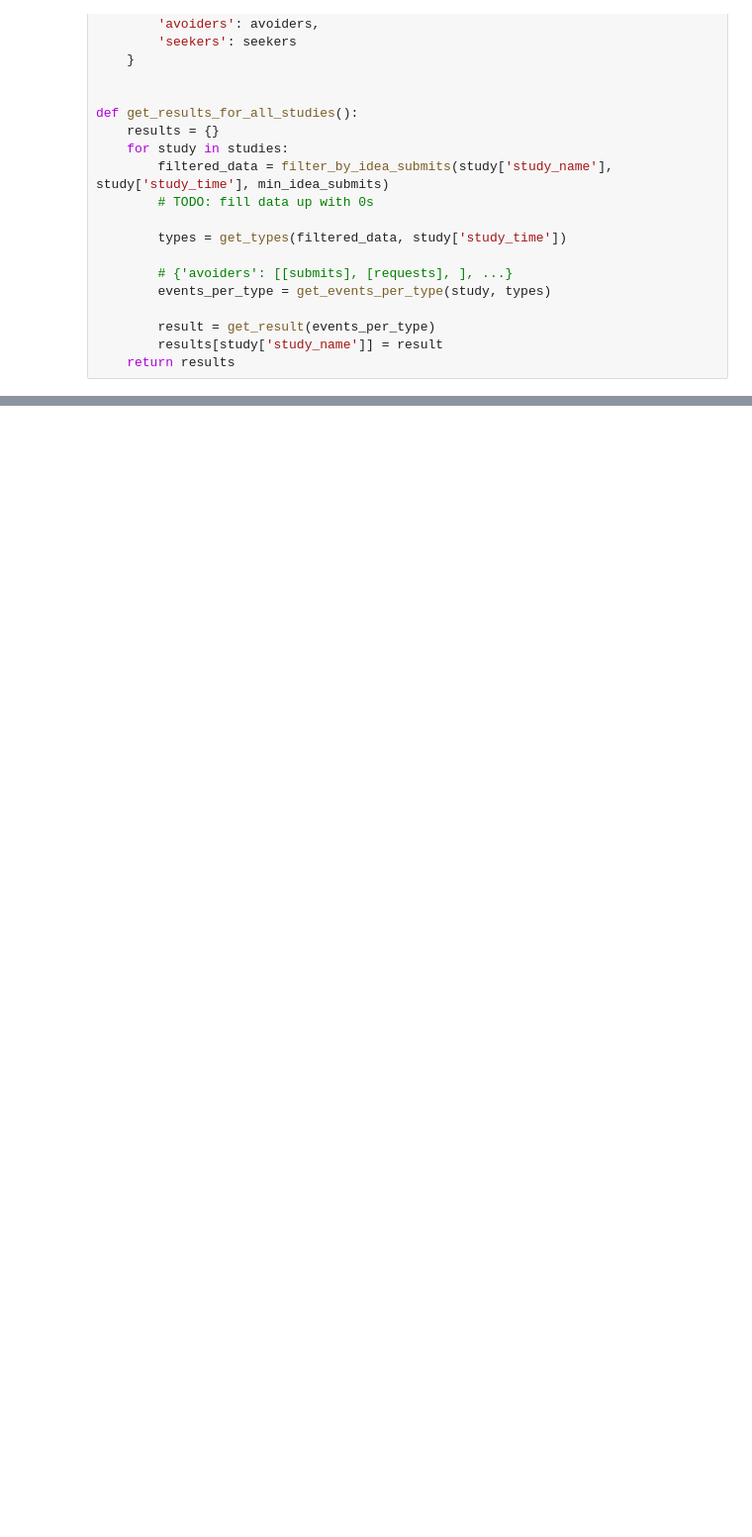
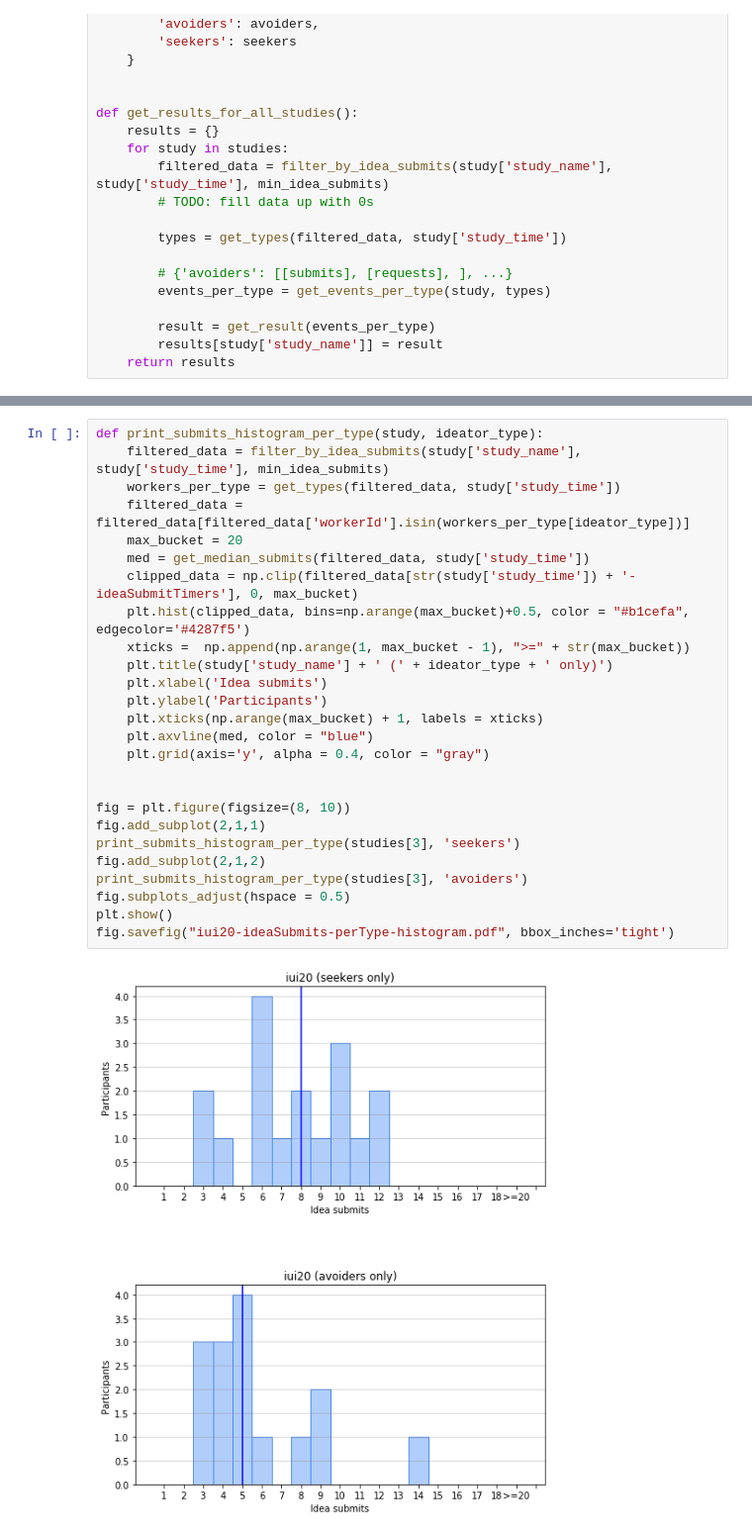
Before and after one commit to kiwikern/ideator-types-sequence-analysis, a Jupyter notebook: sequence_analysis.ipynb, the cells around one changed output, grey strips where cells are left out. Shown: that part at 99% size. Saved outputs shown, nothing was run; the diff lists cells and outputs as text; blank space fills up the shorter version.

```diff
--- a/sequence_analysis.ipynb
+++ b/sequence_analysis.ipynb
@@ -131,3 +166,31 @@ def get_results_for_all_studies():
+# %%
+def print_submits_histogram_per_type(study, ideator_type):
+    filtered_data = filter_by_idea_submits(study['study_name'], study['study_time'], min_idea_submits)
+    workers_per_type = get_types(filtered_data, study['study_time'])
+    filtered_data = filtered_data[filtered_data['workerId'].isin(workers_per_type[ideator_type])]
+    max_bucket = 20
+    med = get_median_submits(filtered_data, study['study_time'])
+    clipped_data = np.clip(filtered_data[str(study['study_time']) + '-ideaSubmitTimers'], 0, max_bucket)
+    plt.hist(clipped_data, bins=np.arange(max_bucket)+0.5, color = "#b1cefa", edgecolor='#4287f5')
+    xticks =  np.append(np.arange(1, max_bucket - 1), ">=" + str(max_bucket))
+    plt.title(study['study_name'] + ' (' + ideator_type + ' only)')
+    plt.xlabel('Idea submits')
+    plt.ylabel('Participants')
+    plt.xticks(np.arange(max_bucket) + 1, labels = xticks)
+    plt.axvline(med, color = "blue")
+    plt.grid(axis='y', alpha = 0.4, color = "gray")
+
+
+fig = plt.figure(figsize=(8, 10))
+fig.add_subplot(2,1,1)
+print_submits_histogram_per_type(studies[3], 'seekers')
+fig.add_subplot(2,1,2)
+print_submits_histogram_per_type(studies[3], 'avoiders')
+fig.subplots_adjust(hspace = 0.5)
+plt.show()
+fig.savefig("iui20-ideaSubmits-perType-histogram.pdf", bbox_inches='tight')
+# %% [output]
+[figure, added]
 # %%
 all_studies = get_results_for_all_studies()
 # determine matrix size
```
Also changed, not shown: parts of 9 cells of this notebook, 12 other files.
